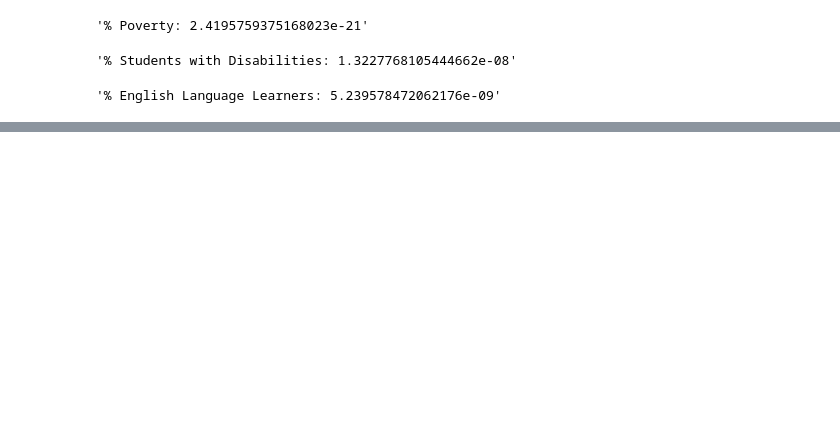
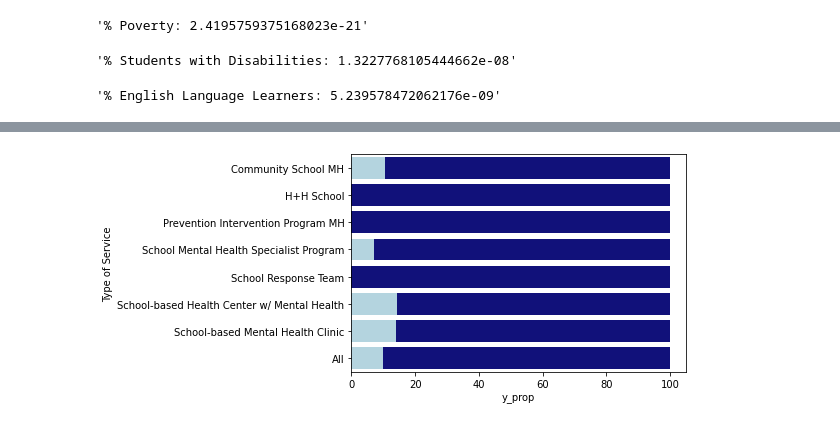
Before and after one commit to desmondbera/team-81, a Jupyter notebook: cleaning_notebooks/paul_notebooks/EDA_round_1.ipynb, the cells around one changed output, grey strips where cells are left out. Drawn from its saved outputs; the diff is of its cells as text; code cells hidden in the pictures; blank space fills up the shorter version.

```diff
--- a/cleaning_notebooks/paul_notebooks/EDA_round_1.ipynb
+++ b/cleaning_notebooks/paul_notebooks/EDA_round_1.ipynb
@@ -180,0 +235,2 @@ mhs_demo_21.groupby('Type of Service')[['% Poverty', '% Students with Disabiliti
+# %%
+matches = fuzzy_match_by_school_name(mhs_demo_21, 'Location Name', policing, 'School Campus')
@@ -180,0 +300,10 @@ mhs_demo_21.groupby('Type of Service')[['% Poverty', '% Students with Disabiliti
+# %%
+plot_data = pd.crosstab(index=matches['Type of Service'], columns=matches['Scanning Incident'], margins=True)
+# %%
+plot_data['y_prop'] = plot_data['Y'] / plot_data['All'] * 100
+plot_data['n_prop'] = plot_data['N'] / plot_data['All'] * 100
+# %%
+no_bar = sns.barplot(data=plot_data, y=plot_data.index, x=[100] * 8, color='darkblue')
+yes_bar = sns.barplot(data=plot_data, y=plot_data.index, x='y_prop', color='lightblue')
+# %% [output]
+[figure, added]
```
Also changed, not shown: parts of 18 cells of this notebook, 1 other file.
